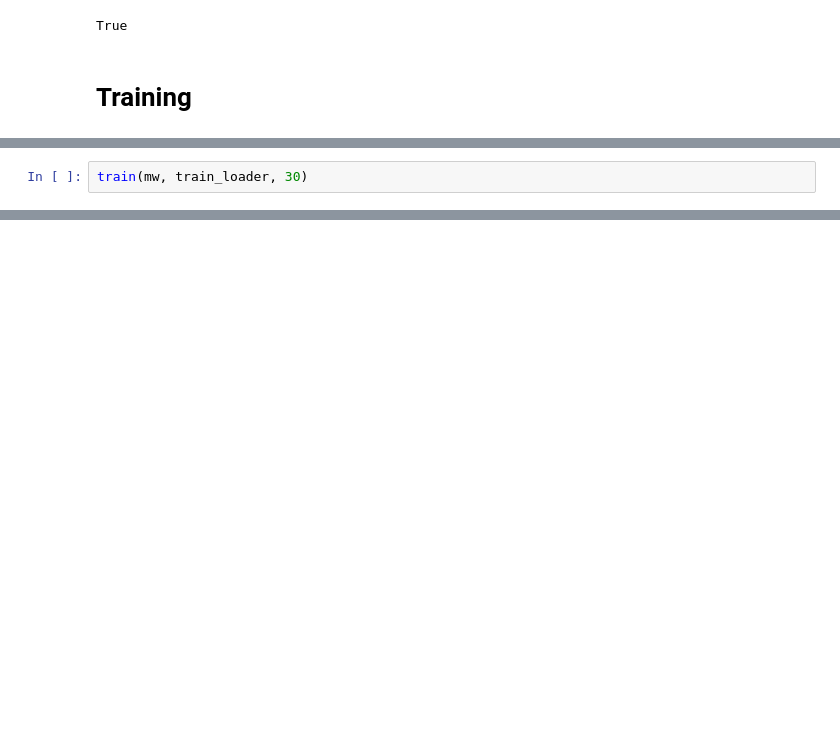
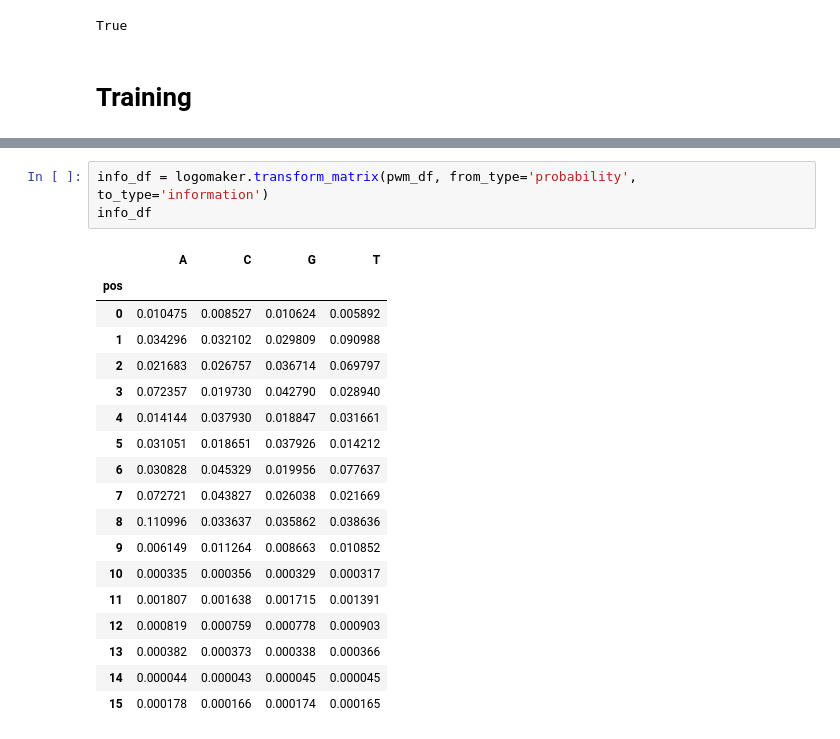
Before and after one commit to vvaza22/compbio-final, a Jupyter notebook: DeepBind_Baseline.ipynb, the cells around one changed output, grey strips where cells are left out. Cells and saved outputs as stored; diff of their text form; blank space fills up the shorter version.

```diff
--- a/DeepBind_Baseline.ipynb
+++ b/DeepBind_Baseline.ipynb
@@ -510,2 +784,0 @@ mw = ModelWrapper(m)
-# %%
-train(mw, train_loader, 30)
@@ -544,0 +822,22 @@ mw.evaluate(x_test, y_test, label_test)
+# %%
+info_df = logomaker.transform_matrix(pwm_df, from_type='probability', to_type='information')
+info_df
+# %% [output]
+|  | A | C | G | T |
+| pos |  |  |  |  |
+| 0 | 0.010475 | 0.008527 | 0.010624 | 0.005892 |
+| 1 | 0.034296 | 0.032102 | 0.029809 | 0.090988 |
+| 2 | 0.021683 | 0.026757 | 0.036714 | 0.069797 |
+| 3 | 0.072357 | 0.019730 | 0.042790 | 0.028940 |
+| 4 | 0.014144 | 0.037930 | 0.018847 | 0.031661 |
+| 5 | 0.031051 | 0.018651 | 0.037926 | 0.014212 |
+| 6 | 0.030828 | 0.045329 | 0.019956 | 0.077637 |
+| 7 | 0.072721 | 0.043827 | 0.026038 | 0.021669 |
+| 8 | 0.110996 | 0.033637 | 0.035862 | 0.038636 |
+| 9 | 0.006149 | 0.011264 | 0.008663 | 0.010852 |
+| 10 | 0.000335 | 0.000356 | 0.000329 | 0.000317 |
+| 11 | 0.001807 | 0.001638 | 0.001715 | 0.001391 |
+| 12 | 0.000819 | 0.000759 | 0.000778 | 0.000903 |
+| 13 | 0.000382 | 0.000373 | 0.000338 | 0.000366 |
+| 14 | 0.000044 | 0.000043 | 0.000045 | 0.000045 |
+| 15 | 0.000178 | 0.000166 | 0.000174 | 0.000165 |
```
Also changed, not shown: parts of 51 cells of this notebook.
